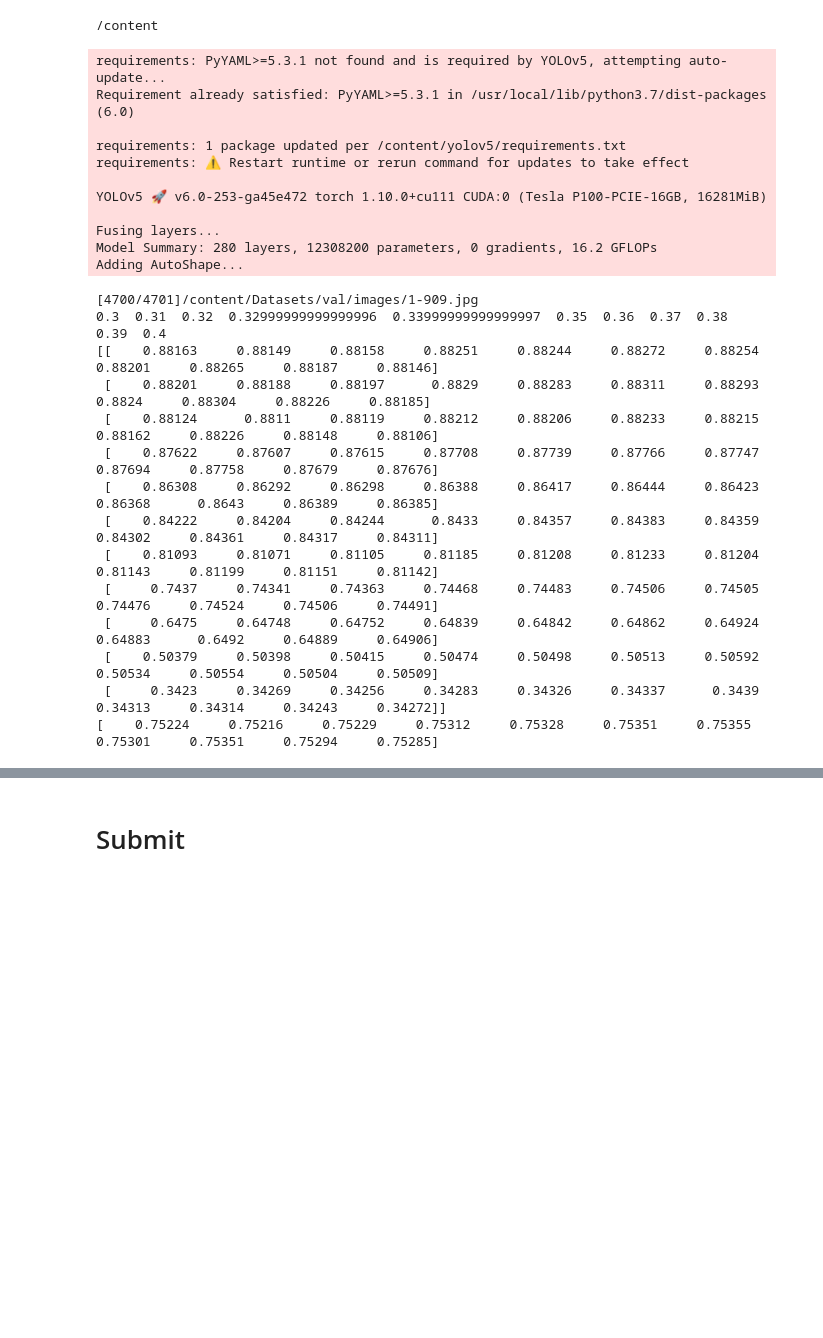
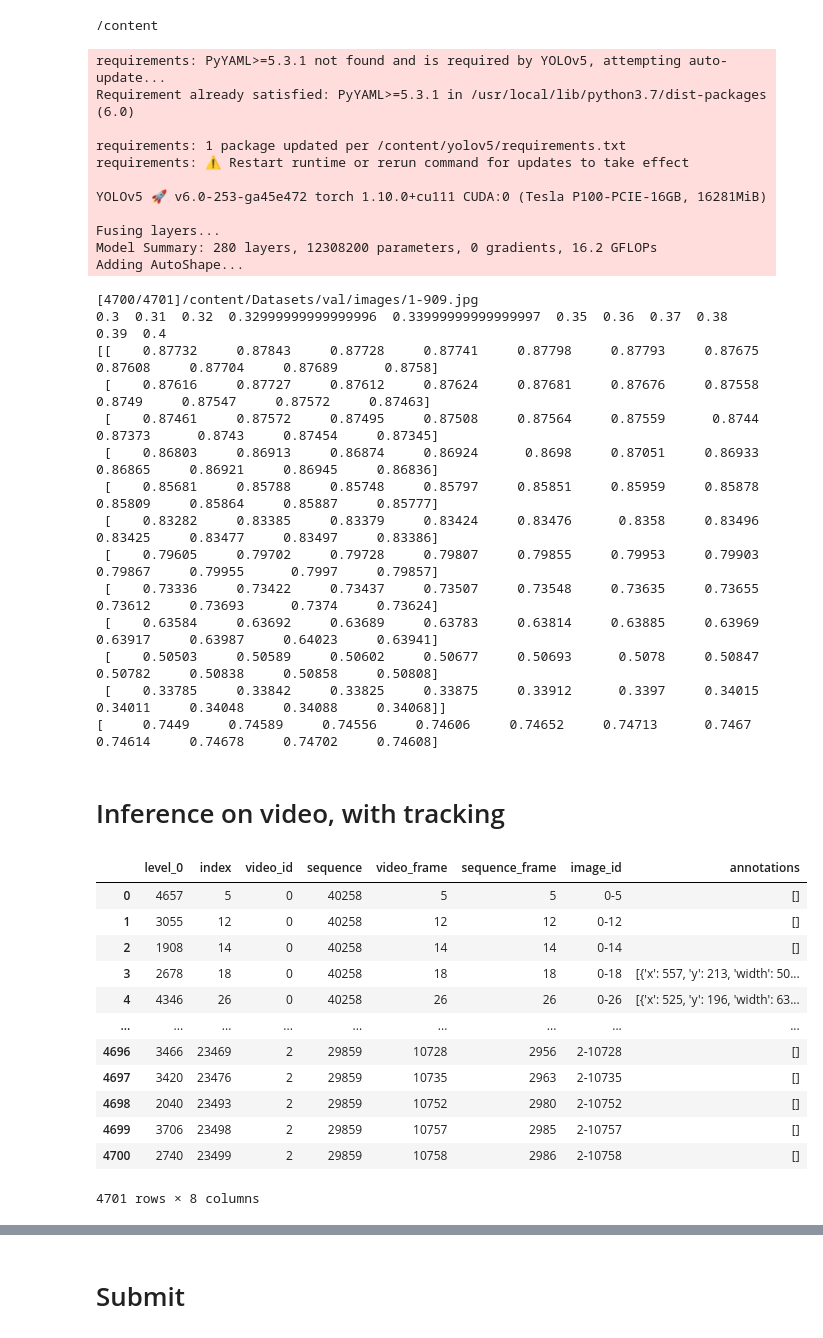
Before and after one commit to luanakwon/GreatBarrierReef, a Jupyter notebook: GBR_YOLOBasic.ipynb, the cells around one changed output, grey strips where cells are left out. Cells and saved outputs as stored; diff of their text form; code cells hidden in the pictures; blank space fills up the shorter version.

```diff
--- a/GBR_YOLOBasic.ipynb
+++ b/GBR_YOLOBasic.ipynb
@@ -402,7 +402,7 @@ def getConfusion(bboxes, confis, labels, iou_thres,
 # %% [output]
 /content
 # %%
-IMG_SIZE = 2048
+IMG_SIZE = 1920
 CONF_MIN = 0.3
 CONF_MAX = 0.4
 CONF_STEP = 0.01
@@ -464,15 +464,17 @@ Model Summary: 280 layers, 12308200 parameters, 0 gradients, 16.2 GFLOPs
 Adding AutoShape...
 [4700/4701]/content/Datasets/val/images/1-909.jpg
 0.3  0.31  0.32  0.32999999999999996  0.33999999999999997  0.35  0.36  0.37  0.38  0.39  0.4
-[[    0.88163     0.88149     0.88158     0.88251     0.88244     0.88272     0.88254     0.88201     0.88265     0.88187     0.88146]
- [    0.88201     0.88188     0.88197      0.8829     0.88283     0.88311     0.88293      0.8824     0.88304     0.88226     0.88185]
- [    0.88124      0.8811     0.88119     0.88212     0.88206     0.88233     0.88215     0.88162     0.88226     0.88148     0.88106]
- [    0.87622     0.87607     0.87615     0.87708     0.87739     0.87766     0.87747     0.87694     0.87758     0.87679     0.87676]
- [    0.86308     0.86292     0.86298     0.86388     0.86417     0.86444     0.86423     0.86368      0.8643     0.86389     0.86385]
- [    0.84222     0.84204     0.84244      0.8433     0.84357     0.84383     0.84359     0.84302     0.84361     0.84317     0.84311]
- [    0.81093     0.81071     0.81105     0.81185     0.81208     0.81233     0.81204     0.81143     0.81199     0.81151     0.81142]
- [     0.7437     0.74341     0.74363     0.74468     0.74483     0.74506     0.74505     0.74476     0.74524     0.74506     0.74491]
- [     0.6475     0.64748     0.64752     0.64839     0.64842     0.64862     0.64924     0.64883      0.6492     0.64889     0.64906]
- [    0.50379     0.50398     0.50415     0.50474     0.50498     0.50513     0.50592     0.50534     0.50554     0.50504     0.50509]
- [     0.3423     0.34269     0.34256     0.34283     0.34326     0.34337      0.3439     0.34313     0.34314     0.34243     0.34272]]
-[    0.75224     0.75216     0.75229     0.75312     0.75328     0.75351     0.75355     0.75301     0.75351     0.75294     0.75285]
+[[    0.87732     0.87843     0.87728     0.87741     0.87798     0.87793     0.87675     0.87608     0.87704     0.87689      0.8758]
+ [    0.87616     0.87727     0.87612     0.87624     0.87681     0.87676     0.87558      0.8749     0.87547     0.87572     0.87463]
+ [    0.87461     0.87572     0.87495     0.87508     0.87564     0.87559      0.8744     0.87373      0.8743     0.87454     0.87345]
+ [    0.86803     0.86913     0.86874     0.86924      0.8698     0.87051     0.86933     0.86865     0.86921     0.86945     0.86836]
+ [    0.85681     0.85788     0.85748     0.85797     0.85851     0.85959     0.85878     0.85809     0.85864     0.85887     0.85777]
+ [    0.83282     0.83385     0.83379     0.83424     0.83476      0.8358     0.83496     0.83425     0.83477     0.83497     0.83386]
+ [    0.79605     0.79702     0.79728     0.79807     0.79855     0.79953     0.79903     0.79867     0.79955      0.7997     0.79857]
+ [    0.73336     0.73422     0.73437     0.73507     0.73548     0.73635     0.73655     0.73612     0.73693      0.7374     0.73624]
+ [    0.63584     0.63692     0.63689     0.63783     0.63814     0.63885     0.63969     0.63917     0.63987     0.64023     0.63941]
+ [    0.50503     0.50589     0.50602     0.50677     0.50693      0.5078     0.50847     0.50782     0.50838     0.50858     0.50808]
+ [    0.33785     0.33842     0.33825     0.33875     0.33912      0.3397     0.34015     0.34011     0.34048     0.34088     0.34068]]
+[     0.7449     0.74589     0.74556     0.74606     0.74652     0.74713      0.7467     0.74614     0.74678     0.74702     0.74608]
+# %% [markdown]
+# Inference on video, with tracking
@@ -478,0 +627,18 @@ Adding AutoShape...
+# %%
+val_sort = val.sort_values(['video_id','video_frame'])
+val_sort.reset_index(inplace=True)
+val_sort
+# %% [output]
+|  | level_0 | index | video_id | sequence | video_frame | sequence_frame | image_id | annotations |
+| 0 | 4657 | 5 | 0 | 40258 | 5 | 5 | 0-5 | [] |
+| 1 | 3055 | 12 | 0 | 40258 | 12 | 12 | 0-12 | [] |
+| 2 | 1908 | 14 | 0 | 40258 | 14 | 14 | 0-14 | [] |
+| 3 | 2678 | 18 | 0 | 40258 | 18 | 18 | 0-18 | [{'x': 557, 'y': 213, 'width': 50... |
+| 4 | 4346 | 26 | 0 | 40258 | 26 | 26 | 0-26 | [{'x': 525, 'y': 196, 'width': 63... |
+| ... | ... | ... | ... | ... | ... | ... | ... | ... |
+| 4696 | 3466 | 23469 | 2 | 29859 | 10728 | 2956 | 2-10728 | [] |
+| 4697 | 3420 | 23476 | 2 | 29859 | 10735 | 2963 | 2-10735 | [] |
+| 4698 | 2040 | 23493 | 2 | 29859 | 10752 | 2980 | 2-10752 | [] |
+| 4699 | 3706 | 23498 | 2 | 29859 | 10757 | 2985 | 2-10757 | [] |
+| 4700 | 2740 | 23499 | 2 | 29859 | 10758 | 2986 | 2-10758 | [] |
+4701 rows × 8 columns
```
Also changed, not shown: parts of 2 cells of this notebook.
